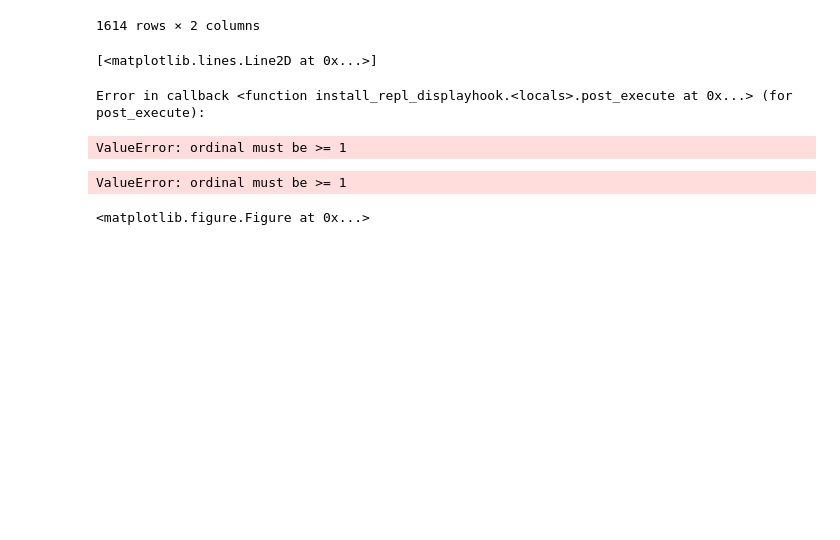
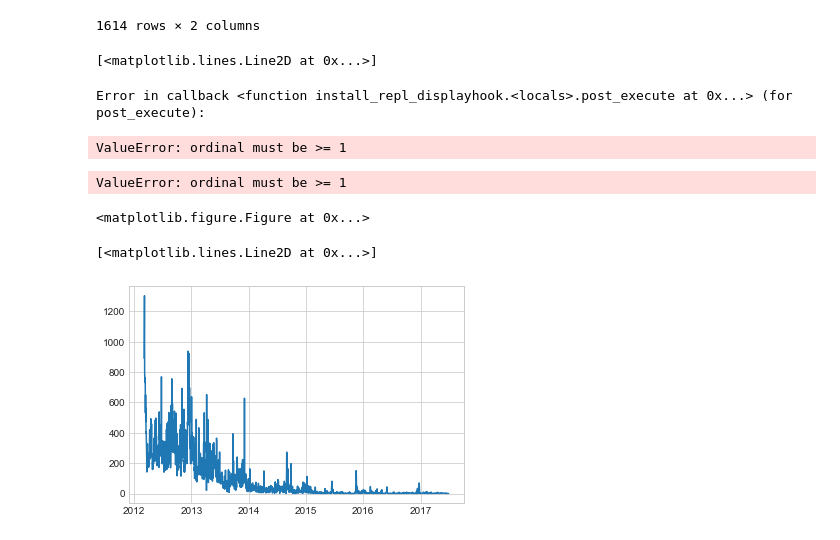
Before and after one commit to kuzdu/collegeDataScience, a Jupyter notebook: Data Science/Bonus/IT challenge.ipynb, the cells around one changed output. Drawn from its saved outputs; the diff is of its cells as text; code cells hidden in the pictures; blank space fills up the shorter version.

```diff
--- a/Data Science/Bonus/IT challenge.ipynb
+++ b/Data Science/Bonus/IT challenge.ipynb
@@ -122,3 +122,10 @@ Error in callback <function install_repl_displayhook.<locals>.post_execute at 0x
 ValueError: ordinal must be >= 1
 ValueError: ordinal must be >= 1
 <matplotlib.figure.Figure at 0x...>
+# %%
+fig = plt.figure()
+ax = plt.axes()
+plt.plot(test['index'],test['race_created'],linestyle='solid')
+# %% [output]
+[<matplotlib.lines.Line2D at 0x...>]
+[figure, added]
```
